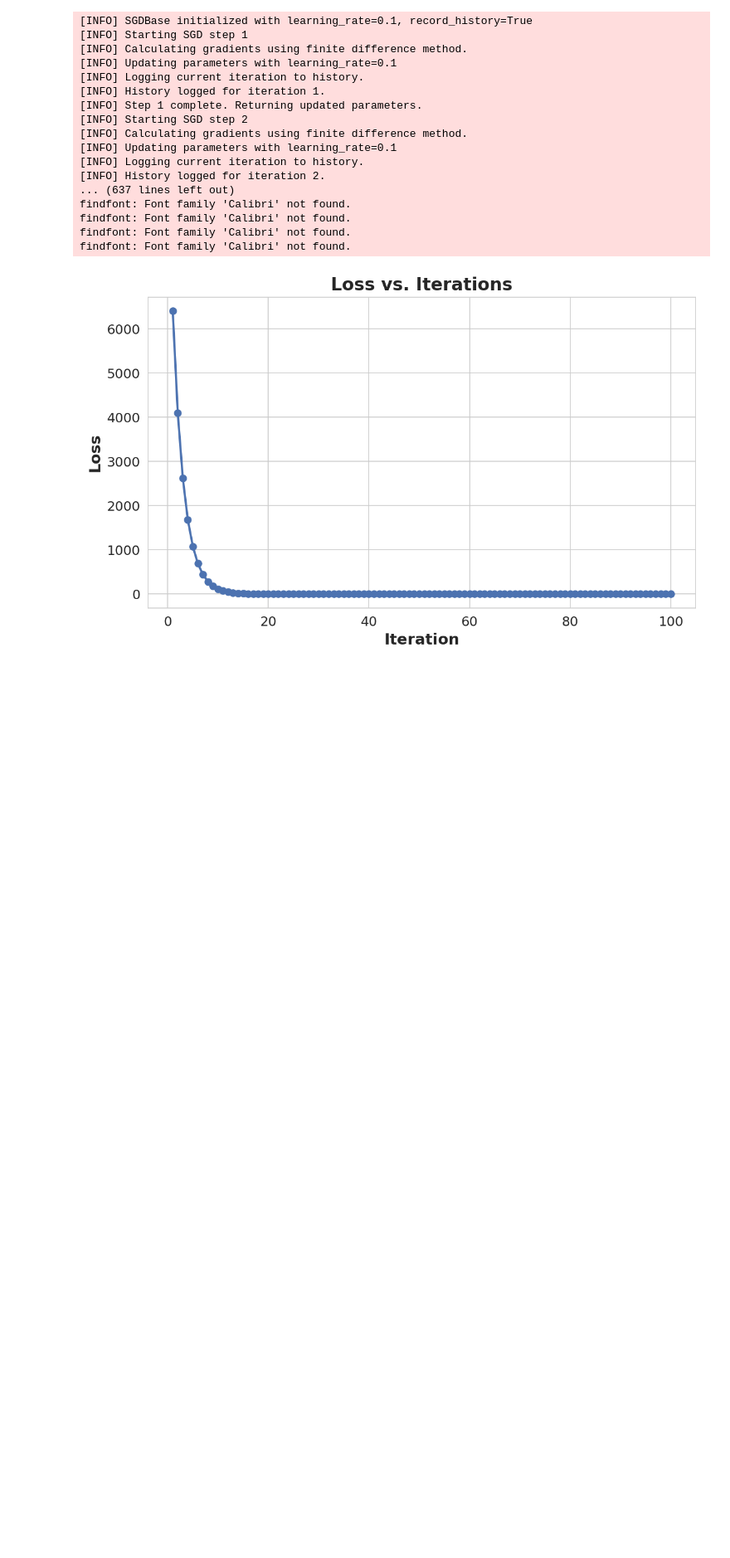
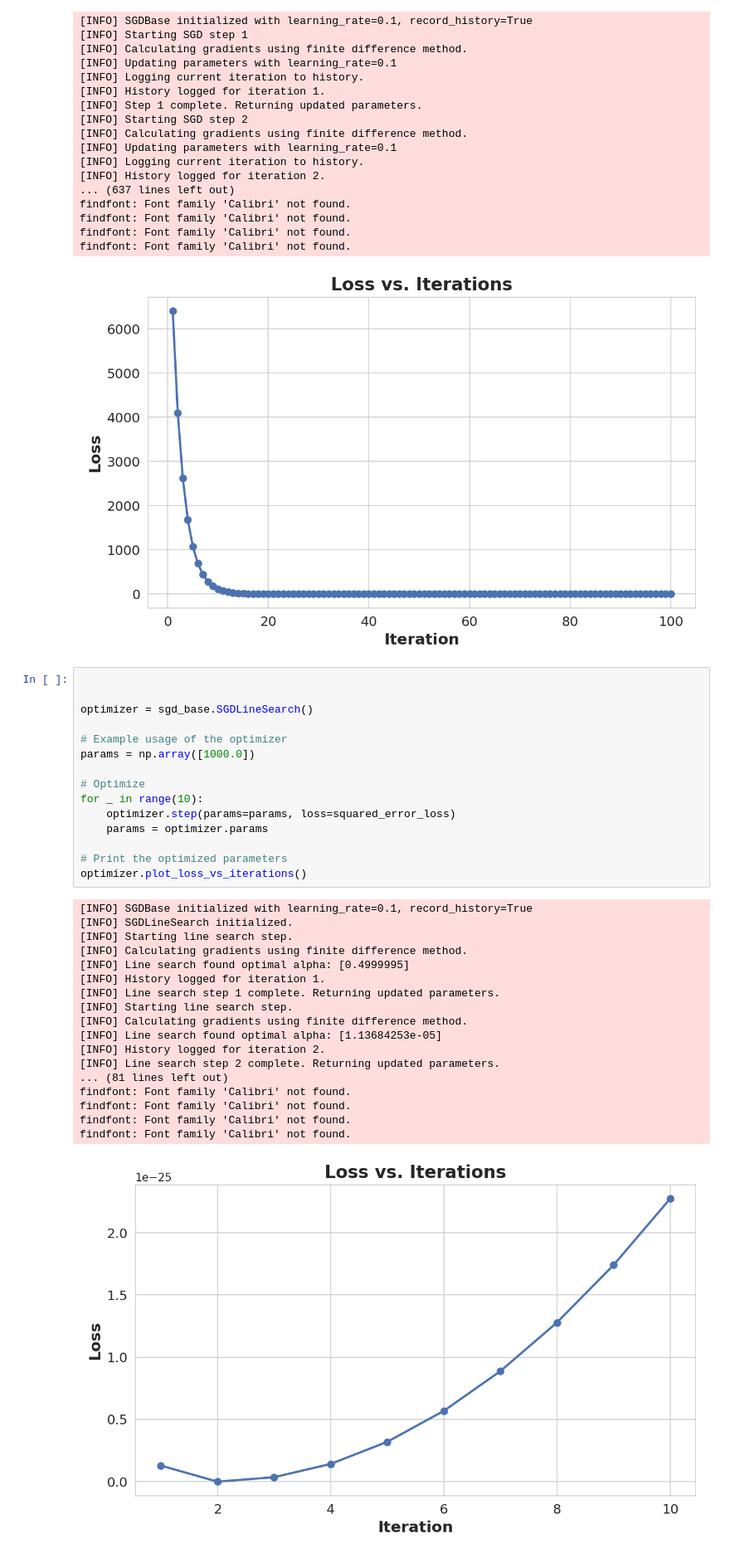
Before and after one commit to nitishkthakur/Optimization, a Jupyter notebook: sgd_test.ipynb, the cells around one changed output. Shown at 83% size. Drawn from its saved outputs; the diff is of its cells as text; blank space fills up the shorter version.

Commit message:
SGD Line Search

```diff
--- a/sgd_test.ipynb
+++ b/sgd_test.ipynb
@@ -62,3 +62,37 @@ findfont: Font family 'Calibri' not found.
 findfont: Font family 'Calibri' not found.
 findfont: Font family 'Calibri' not found.
 [figure]
+# %%
+
+
+optimizer = sgd_base.SGDLineSearch()
+
+# Example usage of the optimizer
+params = np.array([1000.0])
+
+# Optimize
+for _ in range(10):
+    optimizer.step(params=params, loss=squared_error_loss)
+    params = optimizer.params
+
+# Print the optimized parameters
+optimizer.plot_loss_vs_iterations()
+# %% [output]
+[INFO] SGDBase initialized with learning_rate=0.1, record_history=True
+[INFO] SGDLineSearch initialized.
+[INFO] Starting line search step.
+[INFO] Calculating gradients using finite difference method.
+[INFO] Line search found optimal alpha: [0.4999995]
+[INFO] History logged for iteration 1.
+[INFO] Line search step 1 complete. Returning updated parameters.
+[INFO] Starting line search step.
+[INFO] Calculating gradients using finite difference method.
+[INFO] Line search found optimal alpha: [1.13684253e-05]
+[INFO] History logged for iteration 2.
+[INFO] Line search step 2 complete. Returning updated parameters.
+... (81 lines left out)
+findfont: Font family 'Calibri' not found.
+findfont: Font family 'Calibri' not found.
+findfont: Font family 'Calibri' not found.
+findfont: Font family 'Calibri' not found.
+[figure, added]
```
Also changed, not shown: 1 other file.
